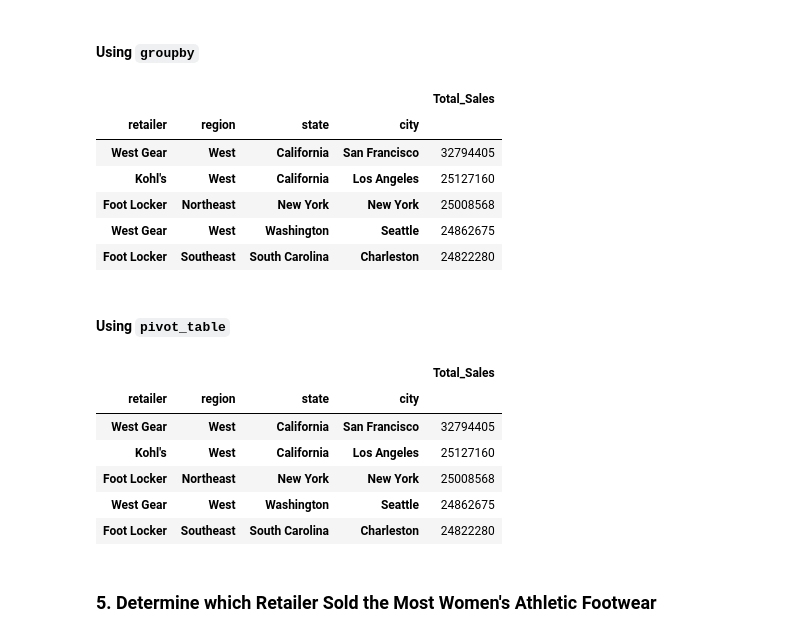
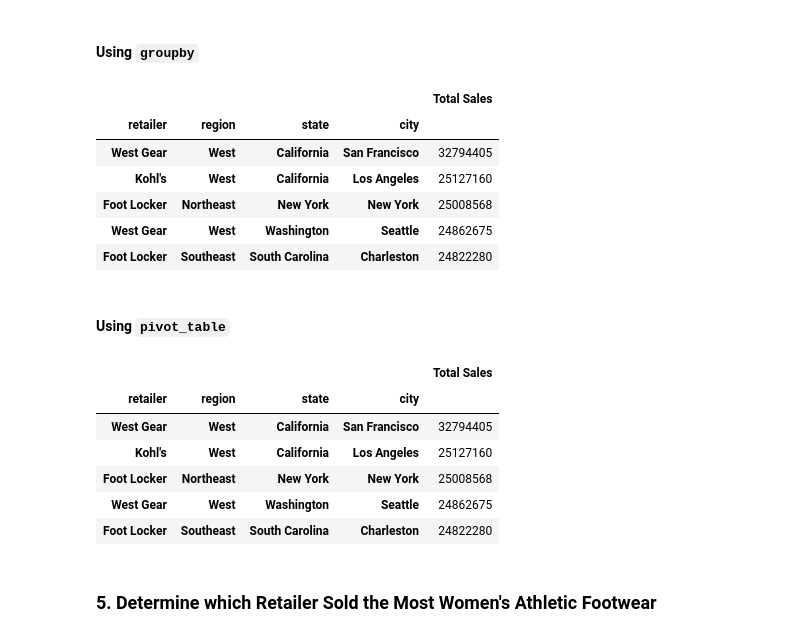
Before and after one commit to aj1560/athletic_sales_analysis, a Jupyter notebook: athletic_sales_analysis.ipynb, the cells around one changed output. Drawn from its saved outputs; the diff is of its cells as text; code cells hidden in the pictures.

```diff
--- a/athletic_sales_analysis.ipynb
+++ b/athletic_sales_analysis.ipynb
@@ -286,11 +286,15 @@ total_sales_pivot.head(20)
 # %%
 # Show the total sales for the products sold for each retailer, region, state, and city.
 # Rename the "total_sales" column to "Total Sales"
+total_sales_retailer_df = combined_2020_2021.groupby(['retailer','region','state','city'])[['total_sales']].agg(sum)
+total_sales_retailer_df= total_sales_retailer_df.rename(columns={'total_sales':'Total Sales'})
+total_sales_retailer_df=total_sales_retailer_df.sort_values(by='Total Sales', ascending = False)
 
 
 # Show the top 5 results.
+total_sales_retailer_df.head()
 # %% [output]
-|  |  |  |  | Total_Sales |
+|  |  |  |  | Total Sales |
 | retailer | region | state | city |  |
 | West Gear | West | California | San Francisco | 32794405 |
 | Kohl's | West | California | Los Angeles | 25127160 |
@@ -302,13 +306,17 @@ total_sales_pivot.head(20)
 # %%
 # Show the total sales for the products sold for each retailer, region, state, and city.
 
+totalsales_retail_pivot = combined_2020_2021.pivot_table(index=['retailer','region','state','city'], values = 'total_sales', aggfunc='sum')
+totalsales_retail_pivot = totalsales_retail_pivot.rename(columns = {'total_sales':'Total Sales'})
+totalsales_retail_pivot = totalsales_retail_pivot.sort_values(by='Total Sales', ascending = False)
 
 # Optional: Rename the "total_sales" column to "Total Sales"
 
 
 # Show the top 5 results.
+totalsales_retail_pivot.head()
 # %% [output]
-|  |  |  |  | Total_Sales |
+|  |  |  |  | Total Sales |
 | retailer | region | state | city |  |
 | West Gear | West | California | San Francisco | 32794405 |
 | Kohl's | West | California | Los Angeles | 25127160 |
```
